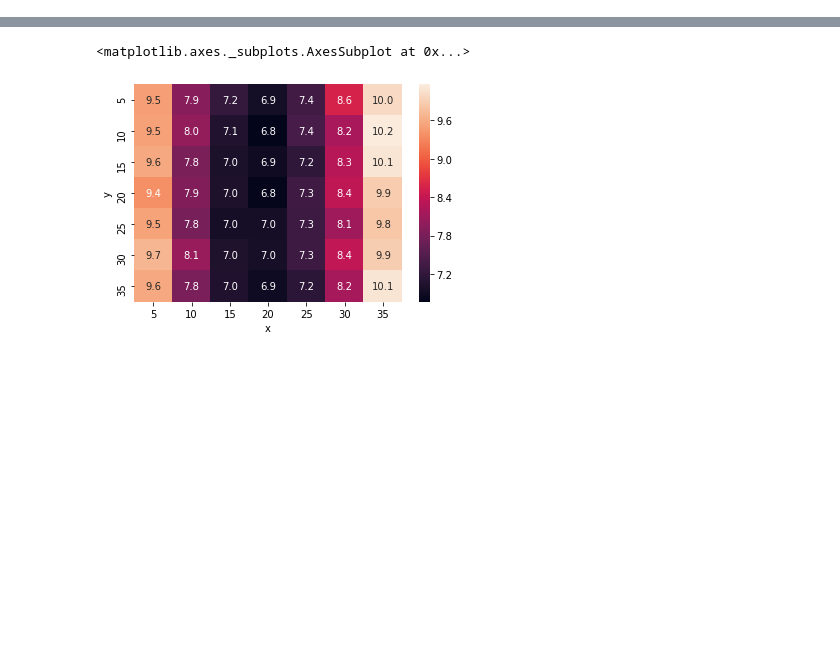
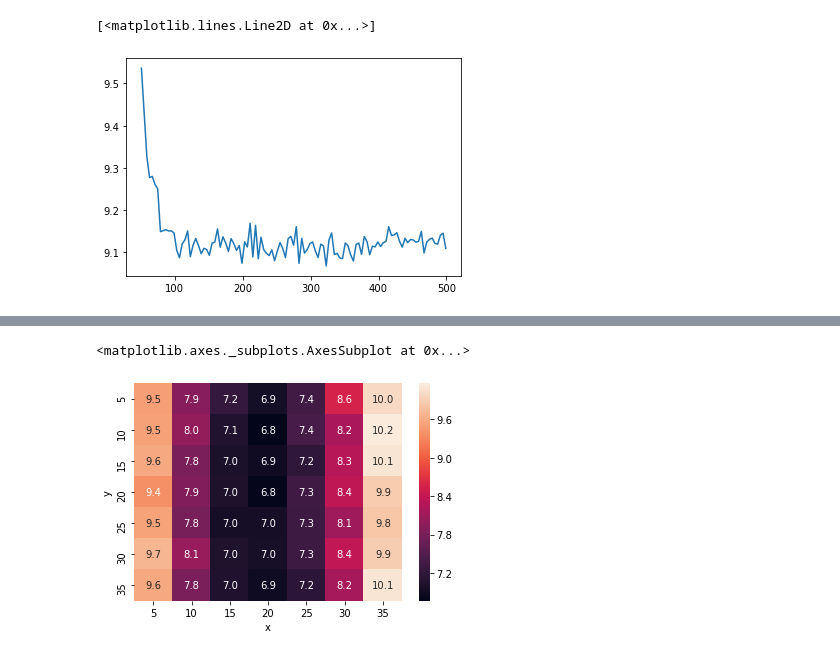
Before and after one commit to faaizT/CausalTwinAssessment, a Jupyter notebook: ELBO Analysis.ipynb, the cells around one changed output, grey strips where cells are left out. Drawn from its saved outputs; the diff is of its cells as text; code cells hidden in the pictures; blank space fills up the shorter version.

```diff
--- a/ELBO Analysis.ipynb
+++ b/ELBO Analysis.ipynb
@@ -10,0 +19,6 @@ sns.heatmap(test_losses, vmax=test_losses.values.max(), vmin=test_losses.values.
+# %%
+valid_losses = valid_losses[valid_losses['Epochs'] > 50]
+plt.plot(valid_losses['Epochs'], valid_losses['Test Loss'])
+# %% [output]
+[<matplotlib.lines.Line2D at 0x...>]
+[figure, added]
```
Also changed, not shown: parts of 6 cells of this notebook.
